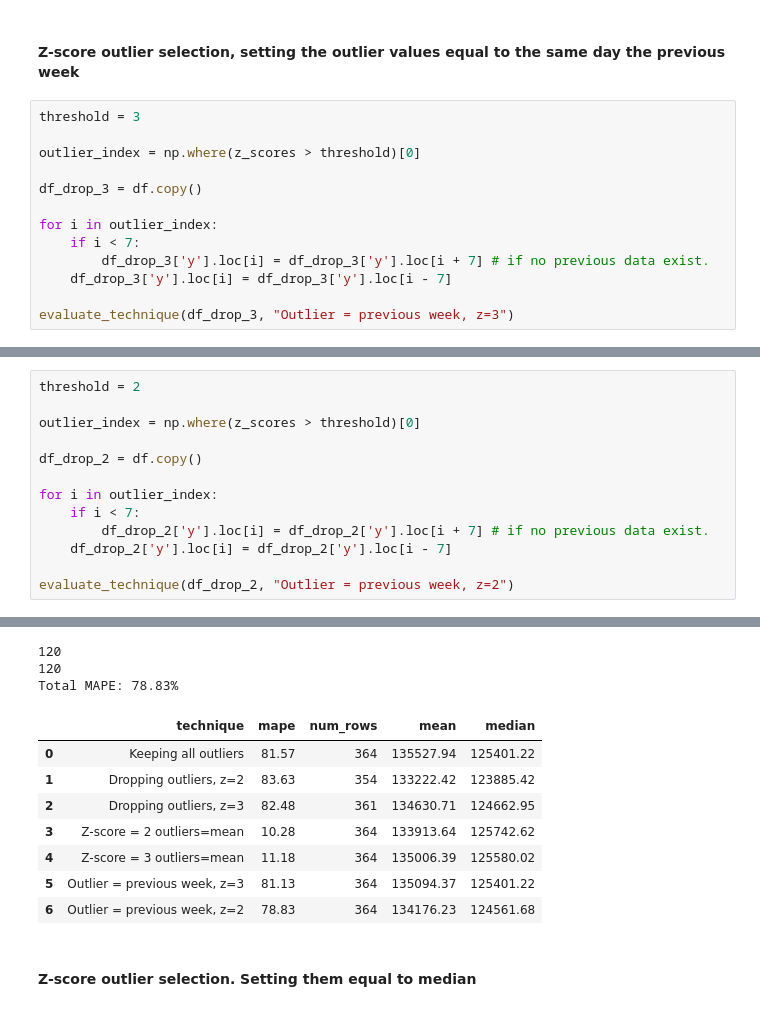
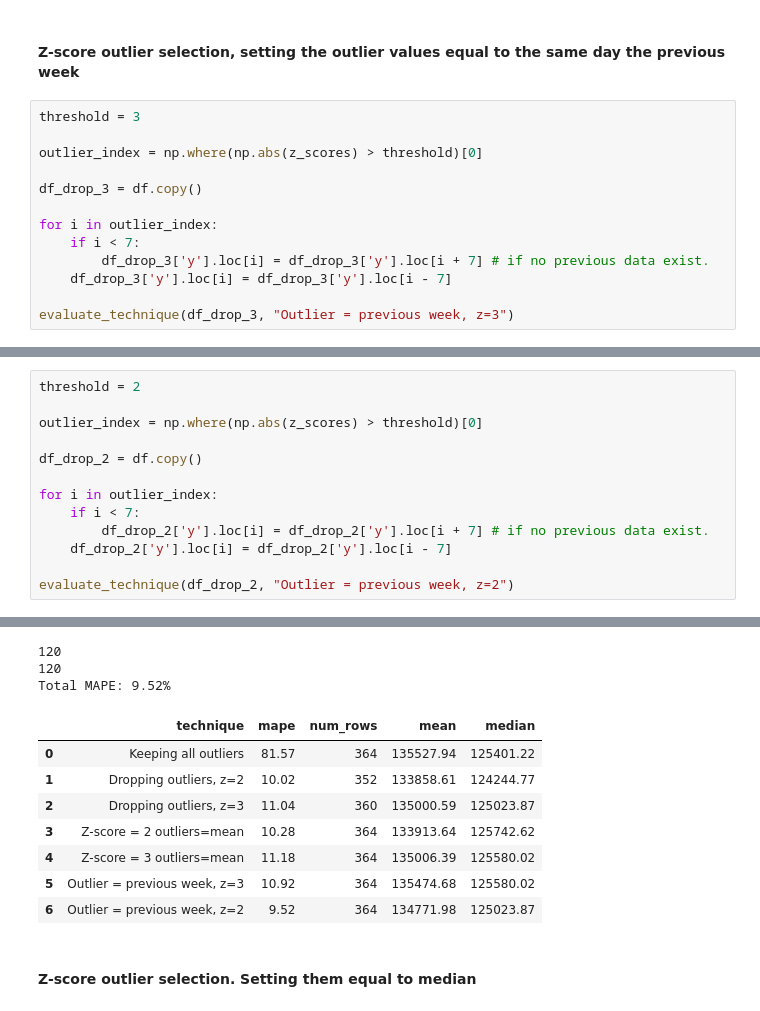
Before and after one commit to MikkelEndresen/time_series_forecasting, a Jupyter notebook: prophet_outlier_comparison.ipynb, the cells around one changed output, grey strips where cells are left out. Cells and saved outputs as stored; diff of their text form.

```diff
--- a/prophet_outlier_comparison.ipynb
+++ b/prophet_outlier_comparison.ipynb
@@ -314,7 +315,7 @@ Total MAPE: 11.18%
 # %%
 threshold = 3
 
-outlier_index = np.where(z_scores > threshold)[0]
+outlier_index = np.where(np.abs(z_scores) > threshold)[0]
 
 df_drop_3 = df.copy()
 
@@ -356,7 +357,7 @@ Total MAPE: 81.13%
 # %%
 threshold = 2
 
-outlier_index = np.where(z_scores > threshold)[0]
+outlier_index = np.where(np.abs(z_scores) > threshold)[0]
 
 df_drop_2 = df.copy()
 
@@ -388,14 +389,14 @@ evaluate_technique(df_drop_2, "Outlier = previous week, z=2")
 120
 120
-Total MAPE: 78.83%
+Total MAPE: 9.52%
 |  | technique | mape | num_rows | mean | median |
 | 0 | Keeping all outliers | 81.57 | 364 | 135527.94 | 125401.22 |
-| 1 | Dropping outliers, z=2 | 83.63 | 354 | 133222.42 | 123885.42 |
-| 2 | Dropping outliers, z=3 | 82.48 | 361 | 134630.71 | 124662.95 |
+| 1 | Dropping outliers, z=2 | 10.02 | 352 | 133858.61 | 124244.77 |
+| 2 | Dropping outliers, z=3 | 11.04 | 360 | 135000.59 | 125023.87 |
 | 3 | Z-score = 2 outliers=mean | 10.28 | 364 | 133913.64 | 125742.62 |
 | 4 | Z-score = 3 outliers=mean | 11.18 | 364 | 135006.39 | 125580.02 |
-| 5 | Outlier = previous week, z=3 | 81.13 | 364 | 135094.37 | 125401.22 |
-| 6 | Outlier = previous week, z=2 | 78.83 | 364 | 134176.23 | 124561.68 |
+| 5 | Outlier = previous week, z=3 | 10.92 | 364 | 135474.68 | 125580.02 |
+| 6 | Outlier = previous week, z=2 | 9.52 | 364 | 134771.98 | 125023.87 |
 # %% [markdown]
 #### Z-score outlier selection. Setting them equal to median
 # %%
```
Also changed, not shown: parts of 12 cells of this notebook.
